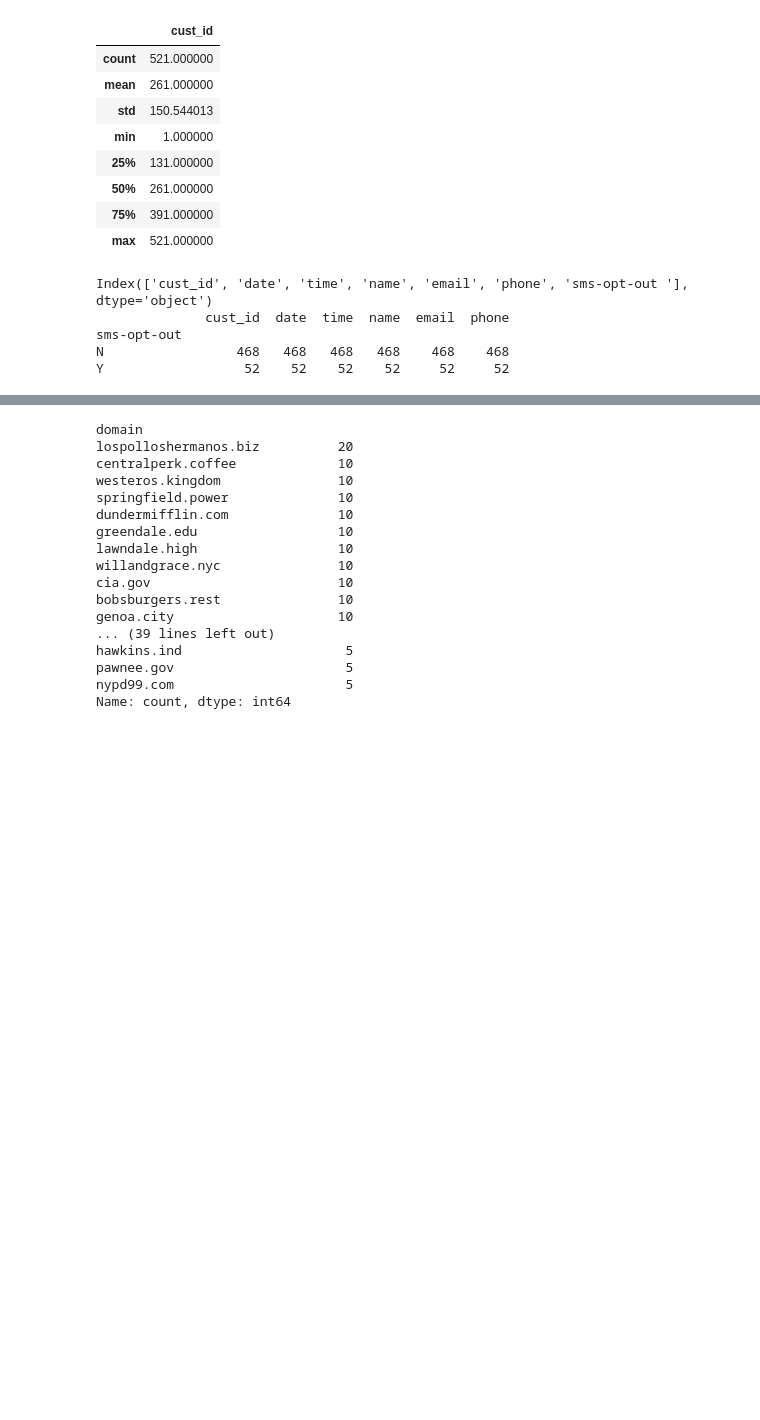
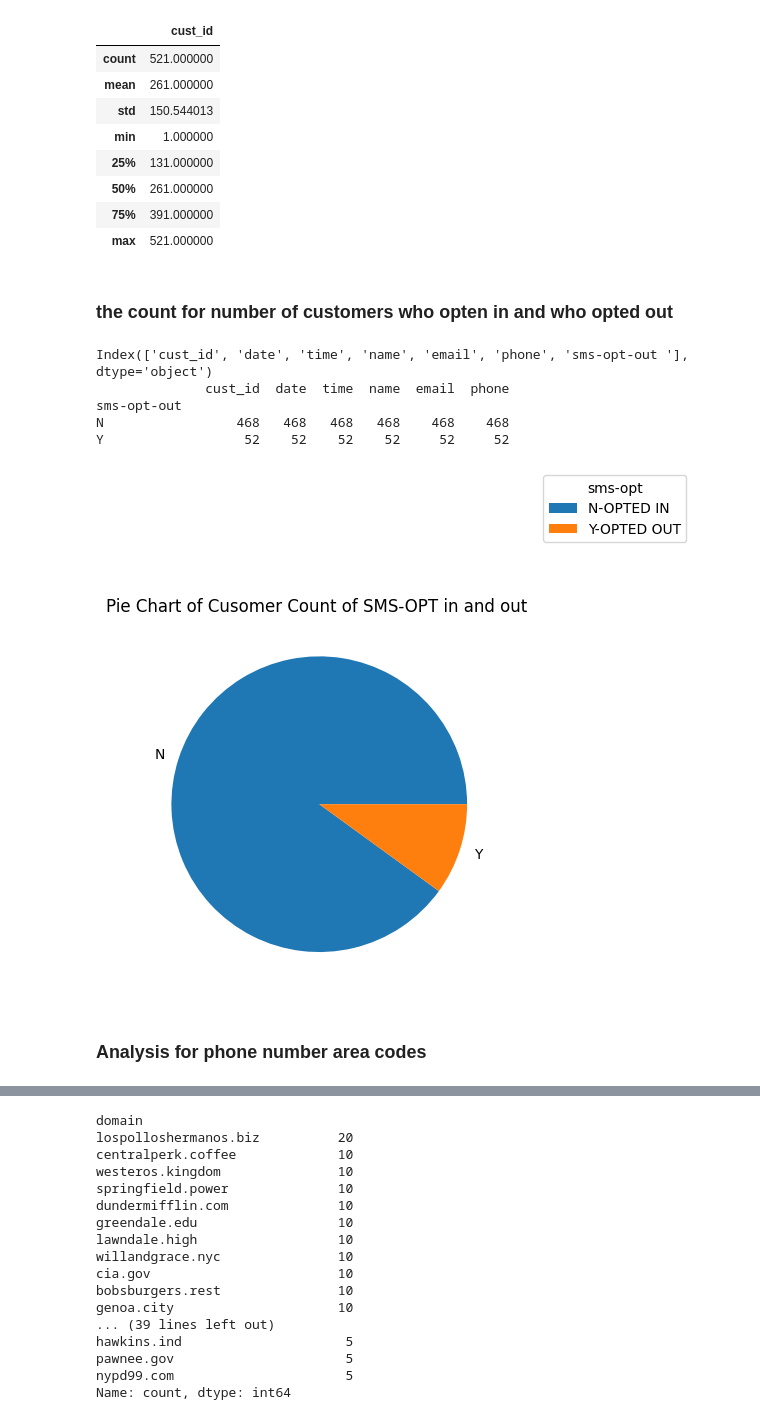
Before and after one commit to ZainabUn/Capstone_2_Zainab, a Jupyter notebook: clean_up_list.ipynb, the cells around one changed output, grey strips where cells are left out. Saved outputs shown, nothing was run; the diff lists cells and outputs as text; code cells hidden in the pictures; blank space fills up the shorter version.

Commit message:
added markdown and took out histogram of phone area codes for now

```diff
--- a/clean_up_list.ipynb
+++ b/clean_up_list.ipynb
@@ -151,16 +187,26 @@ dataframe['phone'].to_string()
 # %%
-### phone number formatting
 
-for i in dataframe['phone']:
-    phone= str(i)
-    #phone=np.array(i)
-    f"{phone[-10:-7]}-{phone[-7:-4]}-{phone[-4:]}"
 
-dataframe['phone']
-#  for x in i:
-#      if x.size()== 12:
-#          dataframe.loc[i, 'phone']= f'{x[0:3]},'-', {x[6:8]},'-',{x[9:12]}'
+def format_phone(phone):
+    phone = str(phone).replace("-", "")
 
-# dataframe['phone'] = dataframe['phone'].apply(lambda x: '{NNN-NNN-NNNN}'.format(x))
-# dataframe
+
+    if len(phone) == 11 and phone[0] == '1':
+        phone = phone[1:]  # Remove the leading '1'
+
+
+    if len(phone) == 10:
+
+        return f"{phone[:3]}-{phone[3:6]}-{phone[6:10]}"
+    else:
+
+        return phone
+
+
+dataframe['phone'] = dataframe['phone'].apply(format_phone)
+
+
+#dataframe['phone'].to_string()
+
+dataframe.loc[286:295]
 # %% [output]
@@ -211,6 +257,8 @@ dataframe.describe()
 | 50% | 261.000000 |
 | 75% | 391.000000 |
 | max | 521.000000 |
+# %% [markdown]
+### the count for number of customers who opten in and who opted out
 # %%
 print(dataframe.columns)
 sms = dataframe.groupby('sms-opt-out ').count()
@@ -221,4 +269,16 @@ Index(['cust_id', 'date', 'time', 'name', 'email', 'phone', 'sms-opt-out '], dty
 sms-opt-out
 N                 468   468   468   468    468    468
 Y                  52    52    52    52     52     52
+# %%
+import matplotlib.pyplot as plt
+plt.pie(sms['cust_id'], labels=('N','Y'))
+plt.title('Pie Chart of Cusomer Count of SMS-OPT in and out ')
+x= ['N-OPTED IN', 'Y-OPTED OUT']
+plt.legend(x, title="sms-opt", bbox_to_anchor=[1.3, 1.3],
+           loc='center')
+plt.show()
+# %% [output]
+[figure, new version]
+# %% [markdown]
+### Analysis for phone number area codes
 # %%
```
Also changed, not shown: parts of 28 cells of this notebook, 1 other file.
